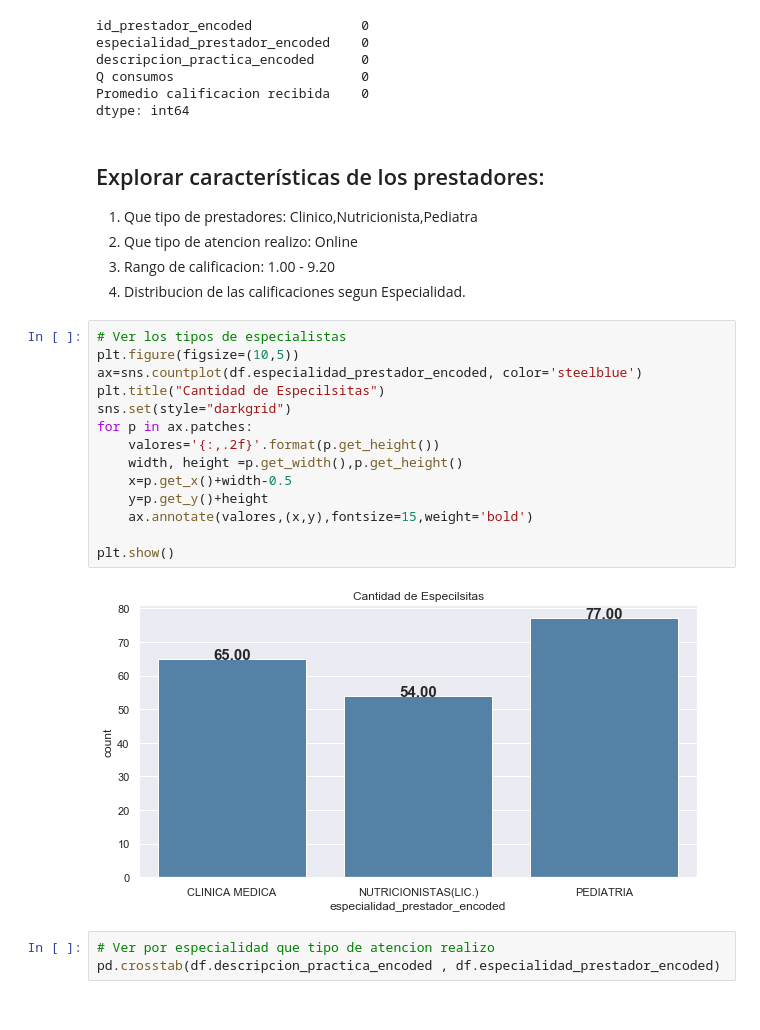
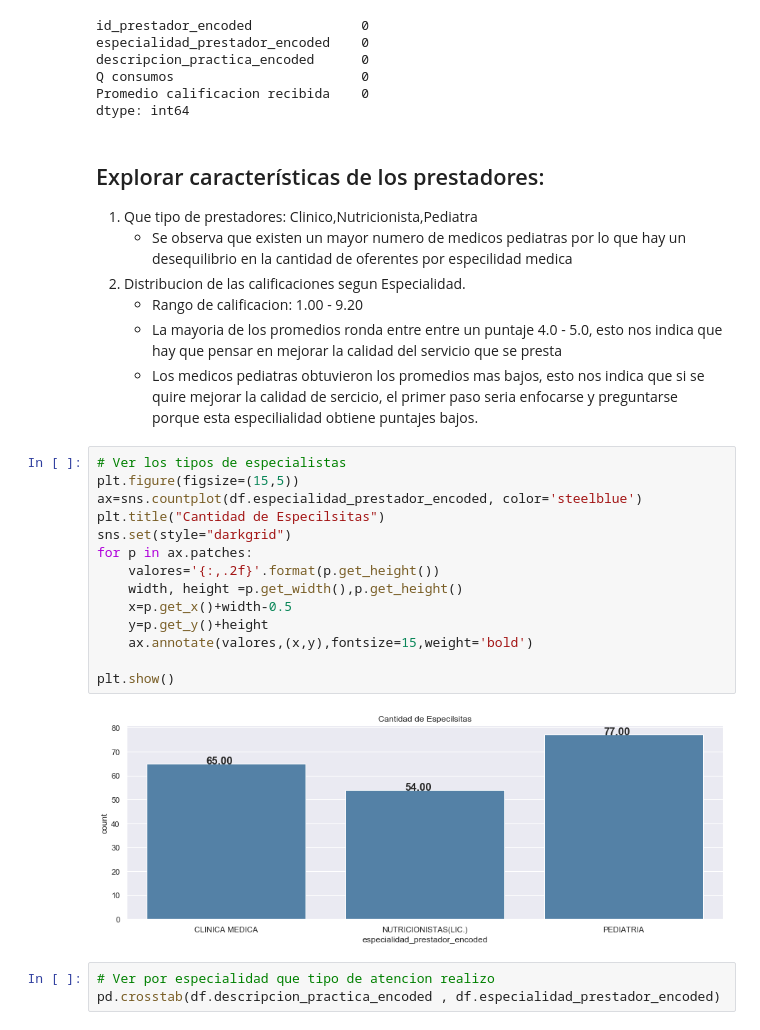
Before and after one commit to JuanMajul/Mentoria_DiploDatos2021, a Jupyter notebook: Analisis_Oferta.ipynb, the cells around one changed output. Drawn from its saved outputs; the diff is of its cells as text.

```diff
--- a/Analisis_Oferta.ipynb
+++ b/Analisis_Oferta.ipynb
@@ -92,28 +89,30 @@ descripcion_practica_encoded      0
 Q consumos                        0
 Promedio calificacion recibida    0
 dtype: int64
-# %% [markdown]
-## Explorar características de los prestadores:
-  1. Que tipo de prestadores: Clinico,Nutricionista,Pediatra
-  2. Que tipo de atencion realizo: Online
-  3. Rango de calificacion: 1.00 - 9.20
-  4. Distribucion de las calificaciones segun Especialidad.
+# %% [markdown]
+## Explorar características de los prestadores:
+  1. Que tipo de prestadores: Clinico,Nutricionista,Pediatra
+      * Se observa que existen un mayor numero de medicos pediatras por lo que hay un desequilibrio en la cantidad de oferentes por especilidad medica
+  2. Distribucion de las calificaciones segun Especialidad.
+      * Rango de calificacion: 1.00 - 9.20
+      * La mayoria de los promedios ronda entre entre un puntaje 4.0 - 5.0, esto nos indica que hay que pensar en mejorar la calidad del servicio que se presta
+      * Los medicos pediatras obtuvieron los promedios mas bajos, esto nos indica que si se quire mejorar la calidad de sercicio, el primer paso seria enfocarse y preguntarse porque esta especilialidad obtiene puntajes bajos.
 # %%
 # Ver los tipos de especialistas
-plt.figure(figsize=(10,5))
+plt.figure(figsize=(15,5))
 ax=sns.countplot(df.especialidad_prestador_encoded, color='steelblue')
 plt.title("Cantidad de Especilsitas")
 sns.set(style="darkgrid")
 for p in ax.patches:
     valores='{:,.2f}'.format(p.get_height())
     width, height =p.get_width(),p.get_height()
     x=p.get_x()+width-0.5
     y=p.get_y()+height
     ax.annotate(valores,(x,y),fontsize=15,weight='bold')
 
 plt.show()
 # %% [output]
-[figure, old version]
+[figure, new version]
 # %%
 # Ver por especialidad que tipo de atencion realizo
 pd.crosstab(df.descripcion_practica_encoded , df.especialidad_prestador_encoded)
```
Also changed, not shown: parts of 24 cells of this notebook.
